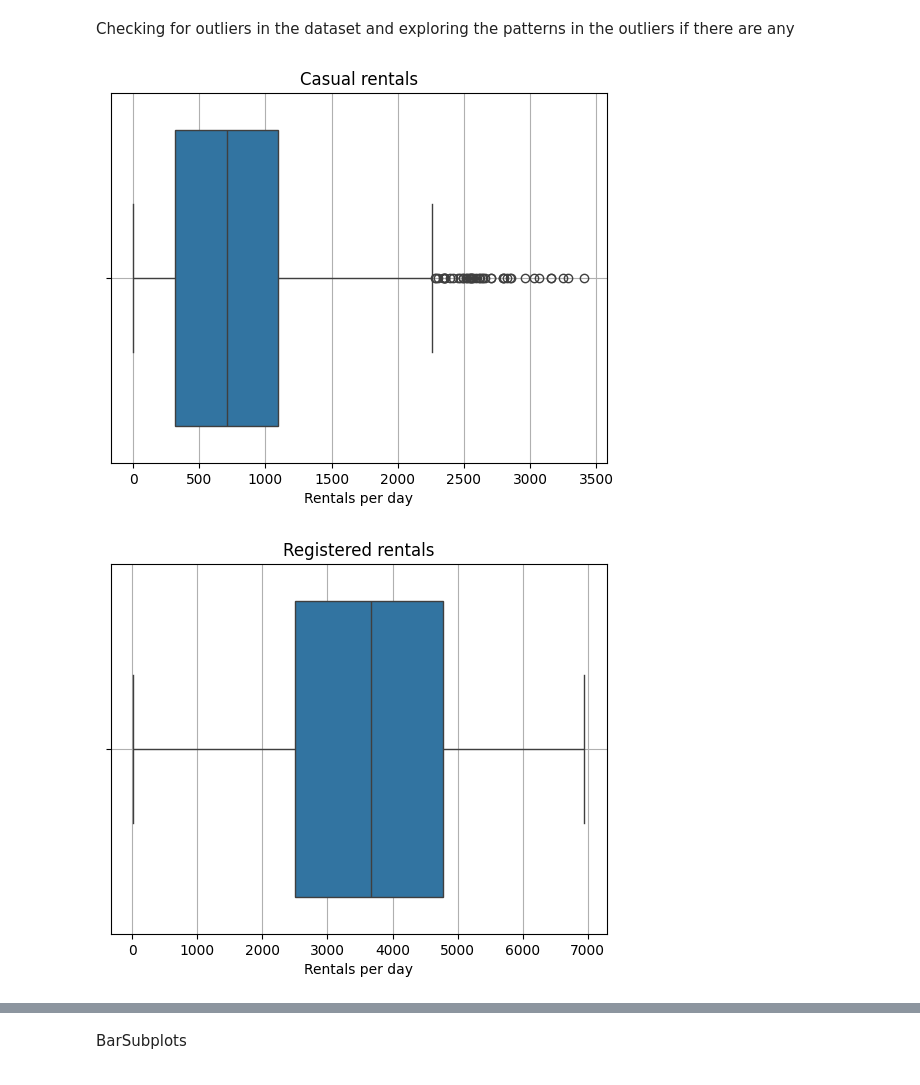
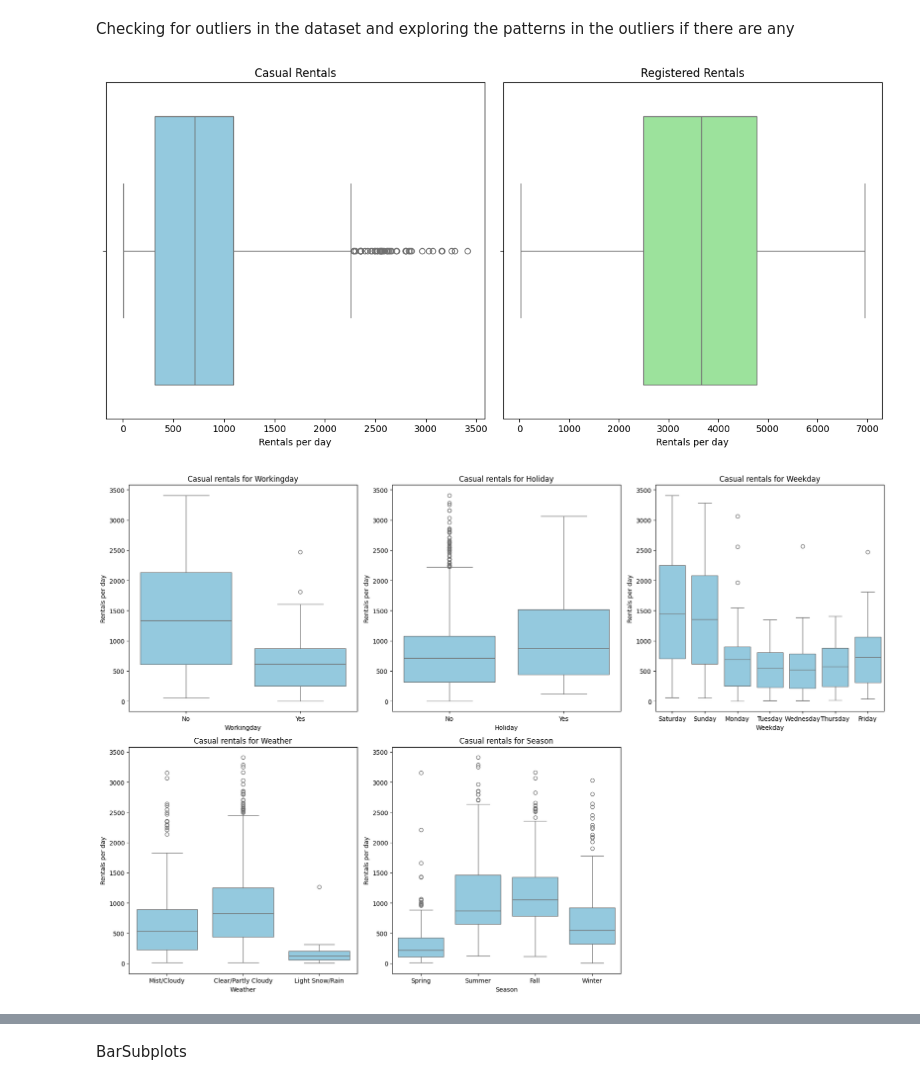
Before and after one commit to anik8C/EDA-of-Bike-Sharing-in-DC, a Jupyter notebook: EDA.ipynb, the cells around one changed output, grey strips where cells are left out. Cells and saved outputs as stored; diff of their text form; code cells hidden in the pictures.

```diff
--- a/EDA.ipynb
+++ b/EDA.ipynb
@@ -62,65 +62,61 @@ memory usage: 91.5+ KB
 # %% [markdown]
 Checking for outliers in the dataset and exploring the patterns in the outliers if there are any
 # %%
-# For Casual users
+# Checking for outliers in Casual VS Registered
+
+fig, axs = plt.subplots(1, 2, figsize=(12, 6))
+
+sns.boxplot(data=df, x="Casual", ax=axs[0], color="skyblue")
+axs[0].set_xlabel("Rentals per day")
+axs[0].set_title("Casual Rentals")
 
 
-sns.boxplot(data=df, x = "Casual" )
+sns.boxplot(data=df, x="Registered", ax=axs[1], color="lightgreen")
+axs[1].set_xlabel("Rentals per day")
+axs[1].set_title("Registered Rentals")
 
-plt.xlabel("Rentals per day")
-plt.title("Casual rentals")
-plt.grid()
+plt.tight_layout()
 plt.show()
 
-sns.boxplot(data=df, x = "Registered" )
 
-plt.xlabel("Rentals per day")
-# plt.ylabel("Rentals per day")
-plt.title("Registered rentals")
-plt.grid()
-plt.show()
-
-# print("***** For Casual Users *****")
+# Outliers in Casual Rentals based on various conditions
 
 fig0, axs0 = plt.subplots(2,3, figsize = (18, 12))
 
 xval = ["Workingday", "Holiday", "Weekday", "Weather", "Season"]
 idx = 0
 
-
 for r in range(0,2):
     for c in range(0,3):
         if(idx<5):
-            sns.boxplot(data=df, x = xval[idx], y = "Casual",ax = axs0[r][c])
+            sns.boxplot(data=df, x = xval[idx], y = "Casual",ax = axs0[r][c], color = "skyblue")
 
             axs0[r][c].set_xlabel(xval[idx])
             axs0[r][c].set_ylabel("Rentals per day")
             axs0[r][c].set_title("Casual rentals for " + xval[idx])
 
             idx = idx + 1
 
         else:
             break
 
 plt.axis("off")
 plt.tight_layout()
 plt.show()
 
 
-
-
 # For Registered Users
 
 # print("***** For Registered Users *****")
 
 # for xaxis in ["Holiday", "Weekday", "Weather", "Season"]:
 
 #     sns.boxplot(data=df, x = xaxis, y="Registered")
 #     plt.xlabel(xaxis)
 #     plt.ylabel("Rentals per day")
 #     plt.title("Registered rentals for " + xaxis)
 #     plt.grid()
 #     plt.show()
 # %% [output]
-[figure, old version]
+[figure, new version]
-[figure, old version]
+[figure, new version]
```
Also changed, not shown: parts of 3 cells of this notebook.
